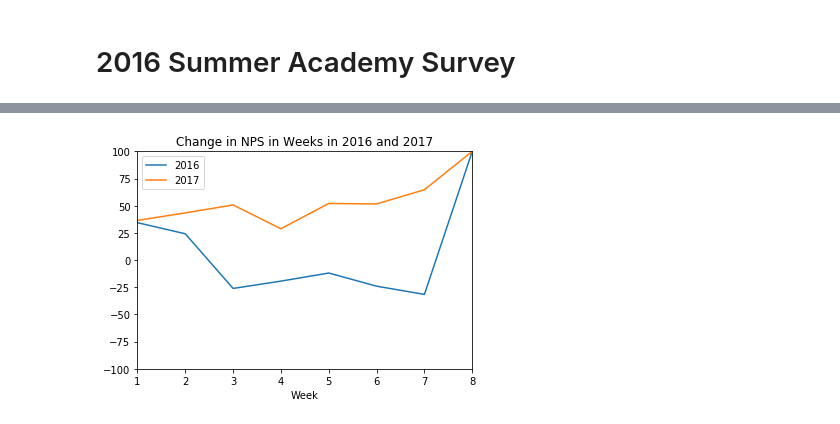
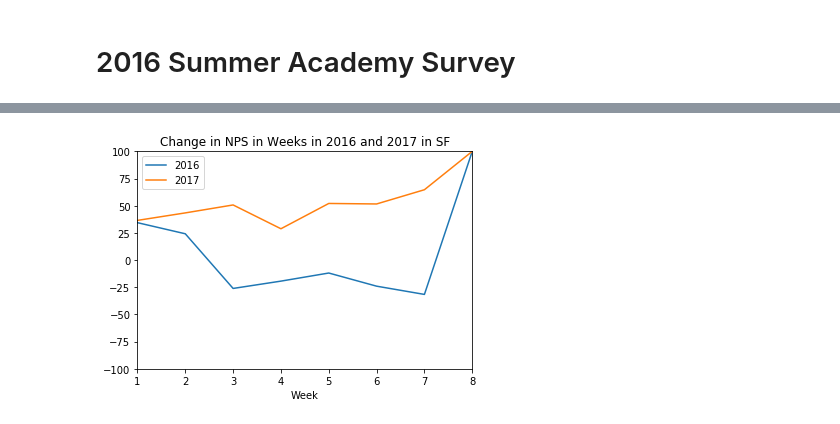
Before and after one commit to kaichimomose/DS-1-Data-Analysis, a Jupyter notebook: Make_School_survey_project.ipynb, the cells around one changed output, grey strips where cells are left out. Cells and saved outputs as stored; diff of their text form; code cells hidden in the pictures.

```diff
--- a/Make_School_survey_project.ipynb
+++ b/Make_School_survey_project.ipynb
@@ -318,15 +443,15 @@ df_2017_San_francisco = df_San_francisco[(df_San_francisco["Year"] == 2017)]
 # %%
 npsScores_SF_2016 = calNps(df_2016_San_francisco)
 npsScores_SF_2017 = calNps(df_2017_San_francisco)
 TNR = {"Week": [], "2016" : [], "2017" : []}
 for i in range(1,9):
     TNR["2016"].append(npsScores_SF_2016[i-1])
     TNR["2017"].append(npsScores_SF_2017[i-1])
     TNR["Week"].append(i)
 TNR = pd.DataFrame(TNR)
-TNR.plot(x="Week", y=["2016", "2017"], title="Change in NPS in Weeks in 2016 and 2017")
+TNR.plot(x="Week", y=["2016", "2017"], title="Change in NPS in Weeks in 2016 and 2017 in SF")
 plt.xlim(1,8)
 plt.ylim(-100,100)
 plt.show()
 # %% [output]
-[figure, old version]
+[figure, new version]
```
Also changed, not shown: parts of 10 cells of this notebook, 4 other files.
